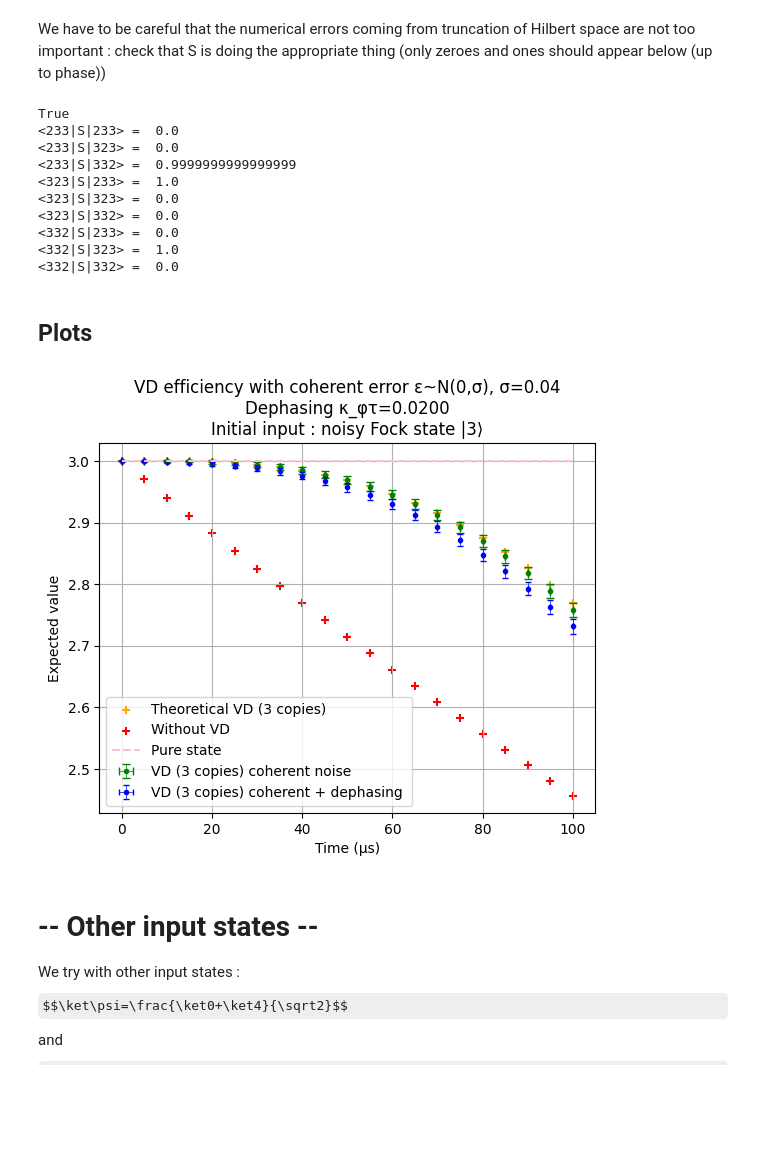
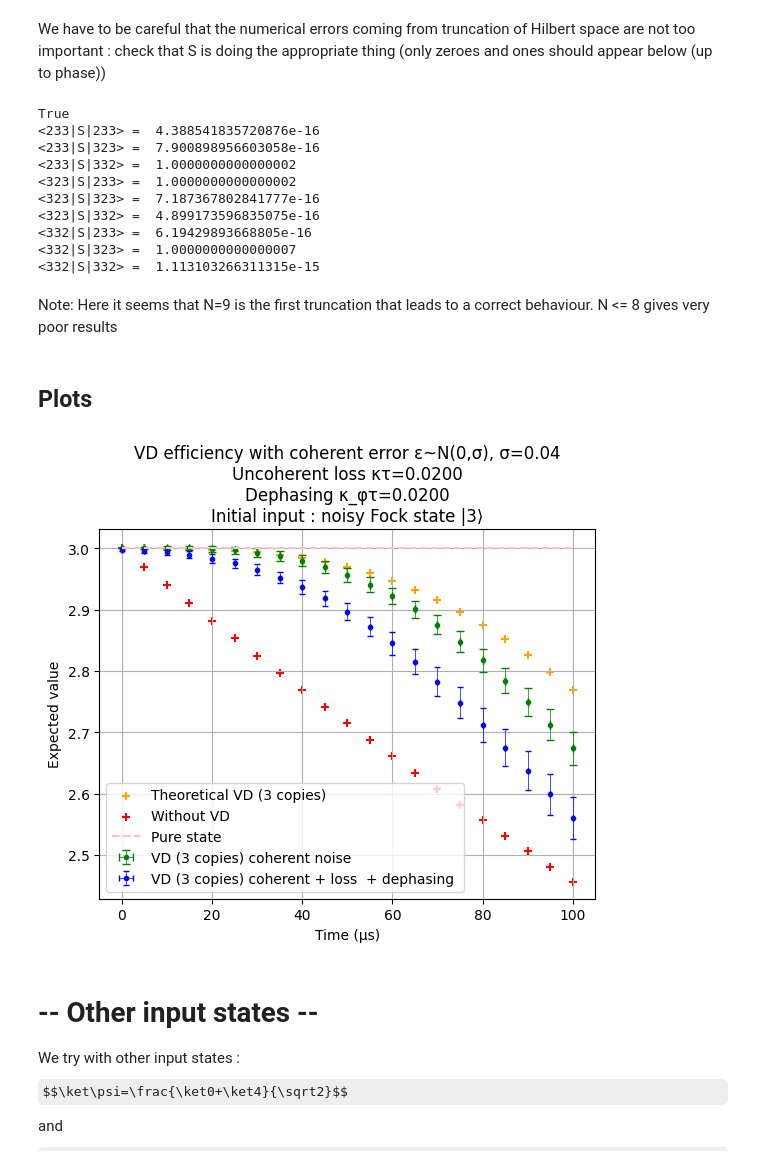
Before and after one commit to lfinocchiaro/virtual-distillation, a Jupyter notebook: virtual_distillation.ipynb, the cells around one changed output. Cells and saved outputs as stored; diff of their text form; code cells hidden in the pictures; some formulas as TeX source; blank space fills up the shorter version.

```diff
--- a/virtual_distillation.ipynb
+++ b/virtual_distillation.ipynb
@@ -19,4 +19,6 @@ RUN_BINOM = True # False
 RUN_CAT   = True # False
 RUN_GKP   = True # False
 
-N = 11 # Total dimension of the space. We will use three copies so N^3 size matrices
+N = 9 # 11 # Total dimension of the space. We will use three copies so N^3 size matrices
+# See test from below, it seems that N=9 is the minimum for the shift operator to work properly.
+recalc = True
@@ -50,9 +63,9 @@ f, axes = plt.subplots(1, nb_plots+1, sharey=True, figsize=(13,4))
 f.suptitle("Example of initial states occupation for different time evolutions\n")
 f.supxlabel("Fock state basis")
 for i in range(nb_plots):
-    axes[i].bar(np.arange(n+1),np.abs(np.diag(rho_list[3*i]))[:n+1])
+    axes[i].bar(np.arange(n+1),np.abs((rho_list[3*i]).diag())[:n+1])
     axes[i].set_title(f't={t_list[3*i]:.3f}')
-axes[nb_plots].bar(np.arange(n+1),np.abs(np.diag(rho_list[nb_samples-1]))[:n+1])
+axes[nb_plots].bar(np.arange(n+1),np.abs((rho_list[nb_samples-1]).diag())[:n+1])
 axes[nb_plots].set_title(f't={t_list[nb_samples-1]:.3f}')
 # %% [output]
 Text(0.5, 1.0, 't=100.000')
@@ -72,11 +85,10 @@ Here is where we compute the noisy $\mathcal F_3$ gates (this is the most costly
 # %%
 nb_F_samples = 20
 eps_std = np.pi/4 * 5/100 # 5% of pi/4
-initial_sin_angles = np.sqrt((1/2,1/3,1/2)) # exact values
+initial_sin_angles = np.sqrt((1/2,1/2,1/3)) # exact values
 
-try: # to avoid recalculating everything when rerunning only some of the cells of the Notebook
-    recalc += 1
-except NameError:
+# to avoid recalculating everything when rerunning only some of the cells of the Notebook
+if recalc:
     if RUN_FOCK or RUN_BINOM or RUN_CAT or RUN_GKP:
         noise_list = np.random.normal(0,eps_std,(nb_F_samples,3))
         F_list = [] # list of triplets of beam splitters
@@ -84,7 +96,7 @@ except NameError:
             if (i%1==0): print(f"{i+1}/{nb_F_samples}", end=" ")
             # Here we create the F3 gates with the noisy angles
             F_list.append(create_F3(N, initial_sin_angles, noise))
-        recalc = 0
+        recalc = False
 # %% [output]
 1/20 2/20 3/20 4/20 5/20 6/20 7/20 8/20 9/20 10/20 11/20 12/20 13/20 14/20 15/20 16/20 17/20 18/20 19/20 20/20
 # %% [markdown]
@@ -104,52 +118,64 @@ During the protocol, we add incoherent losses and dephasing in between each beam
 if RUN_FOCK:
     uncoherent_t_loss = 10 # μs
     kappa_phi = kappa # dephasing rate
+    losses_gamma = kappa*uncoherent_t_loss/3
+    dephasing_gamma = kappa_phi*uncoherent_t_loss/3
     result, result_loss, result_th = perform_protocol(N, rho_list, F_list,
-                        #losses=True, losses_gamma=kappa*uncoherent_t_loss/3,
-                        dephasing=True, dephasing_gamma=kappa_phi*uncoherent_t_loss/3,
+                        # losses = None, # (A)
+                        losses="single", losses_gamma=losses_gamma, # (B)
+                        # losses="multiple", losses_gamma=[losses_gamma*(9+i)/10 for i in range(3)], # (C)
+                        # dephasing = None, # (A)
+                        dephasing="single", dephasing_gamma=dephasing_gamma, # (B)
+                        # dephasing="multiple", dephasing_gamma=[dephasing_gamma*(9+i)/10 for i in range(3)], # (C)
                         print_progression=True)
     result_th_3, result_th_4, result_withoutVD = result_th
 
-# To remove uncoherent losses, switch losses and dephasing to False (or comment)
+# To remove or have multiple losses, switch to comments (A) or (C).
+# This may take a while (possible optimizations include switching to superoperators)
 # %% [output]
 1/21 2/21 3/21 4/21 5/21 6/21 7/21 8/21 9/21 10/21 11/21 12/21 13/21 14/21 15/21 16/21 17/21 18/21 19/21 20/21 21/21
 # %% [markdown]
 We have to be careful that the numerical errors coming from truncation of Hilbert space are not too important : check that S is doing the appropriate thing (only zeroes and ones should appear below (up to phase))
 # %%
+N = 9 # 8
 bs1, bs2, bs3 =create_F3(N, initial_sin_angles, np.zeros(3))
 
 check_S_operator(N, n, bs1, bs2, bs3)
 # %% [output]
 True
-<233|S|233> =  0.0
-<233|S|323> =  0.0
-<233|S|332> =  0.9999999999999999
-<323|S|233> =  1.0
-<323|S|323> =  0.0
-<323|S|332> =  0.0
-<332|S|233> =  0.0
-<332|S|323> =  1.0
-<332|S|332> =  0.0
+<233|S|233> =  4.388541835720876e-16
+<233|S|323> =  7.900898956603058e-16
+<233|S|332> =  1.0000000000000002
+<323|S|233> =  1.0000000000000002
+<323|S|323> =  7.187367802841777e-16
+<323|S|332> =  4.899173596835075e-16
+<332|S|233> =  6.19429893668805e-16
+<332|S|323> =  1.0000000000000007
+<332|S|332> =  1.113103266311315e-15
+# %% [markdown]
+Note: Here it seems that N=9 is the first truncation that leads to a correct behaviour. N <= 8 gives very poor results
 # %% [markdown]
 ## Plots
 # %%
 if RUN_FOCK:
     plot_all(t_list, result, result_loss,
              [(result_th_3, "Theoretical VD (3 copies)"),
               (result_withoutVD, "Without VD"),
               #(result_th_4, "Theoretical VD (4 copies)") # 4 copies
               ], remove_extreme=None, #(4,1.5),
              eps_std=eps_std, kappa=kappa,
-             #gamma_loss = kappa*uncoherent_t_loss,
-             gamma_dephasing = kappa_phi*uncoherent_t_loss,
+             # gamma_loss = None, # (A)
+             gamma_loss = 3*losses_gamma, # (B,C) # we multiply by 3 to get the total loss rate for the three copies
+             # gamma_dephasing = None, # (A)
+             gamma_dephasing = 3*dephasing_gamma, # (B,C)
              show_curves=None, title="Fock state |3⟩")
 
 
 # To add result for 4-mode VD, toggle the comment in the plot_all call above
 # To show also theoretical curves, switch show_curves to n (works only for Fock states)
 # Here we also have dephasing, the theoretical explanation is given below
 # %% [output]
-[figure, old version]
+[figure, new version]
 # %% [markdown]
 # -- Other input states --
 We try with other input states :
```
Also changed, not shown: parts of 15 cells of this notebook, 1 other file.
